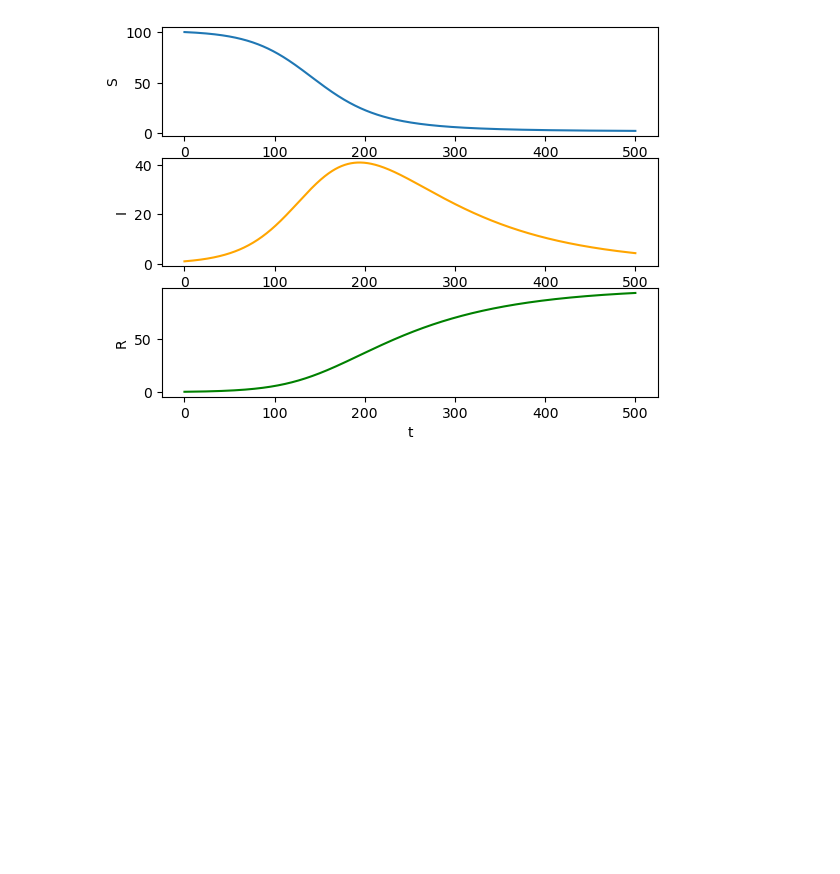
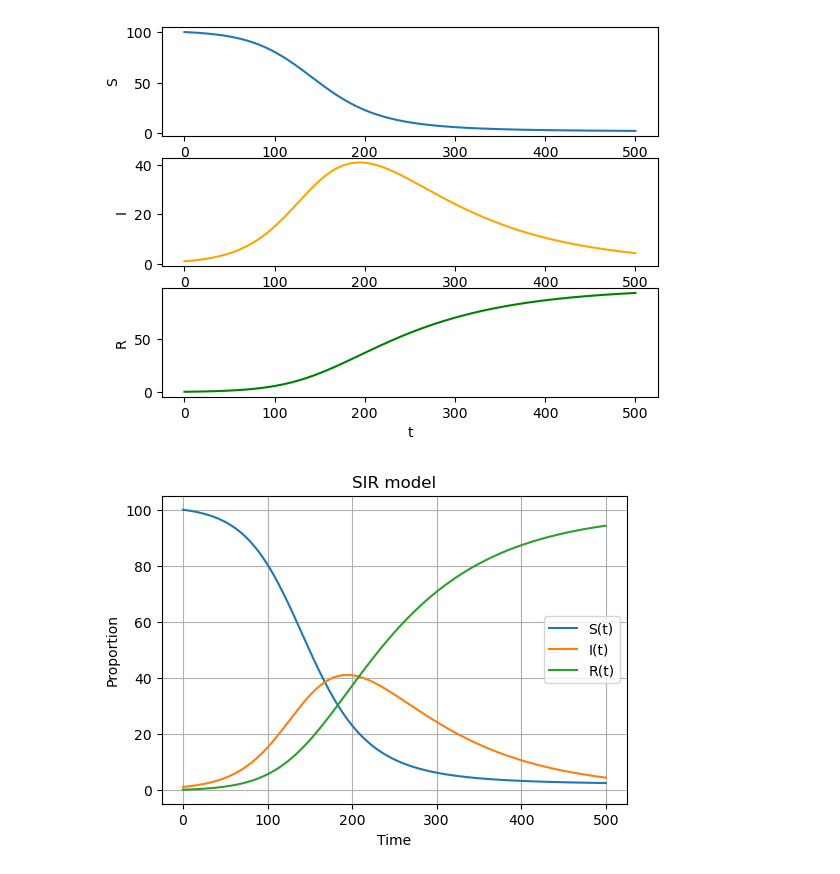
Before and after one commit to ZmijaZ/SIR-model, a Jupyter notebook: Advanced1.ipynb, the cells around one changed output. Saved outputs shown, nothing was run; the diff lists cells and outputs as text; code cells hidden in the pictures; blank space fills up the shorter version.

Commit message:
Update: plotting all of the factors at once

```diff
--- a/Advanced1.ipynb
+++ b/Advanced1.ipynb
@@ -46,3 +46,18 @@ RLine = ax3.plot(t, x[:, 2], color = "green")
 plt.show()
 # %% [output]
 [figure]
+# %%
+plt.figure(figsize = [6, 4])
+plt.plot(t, x[:, 0], label = "S(t)")
+plt.plot(t, x[:, 1], label = "I(t)")
+plt.plot(t, x[:, 2], label = "R(t)")
+
+plt.grid()
+plt.legend()
+plt.xlabel("Time")
+plt.ylabel("Proportion")
+plt.title("SIR model")
+
+plt.show()
+# %% [output]
+[figure, added]
```
